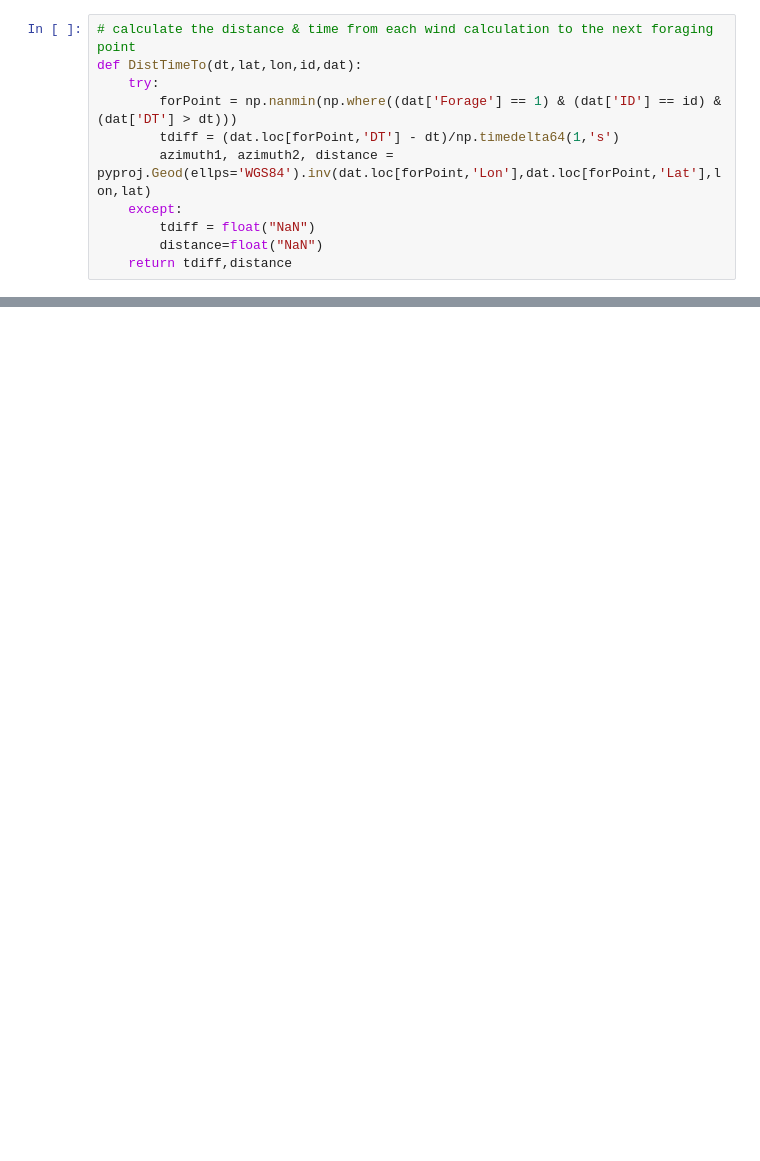
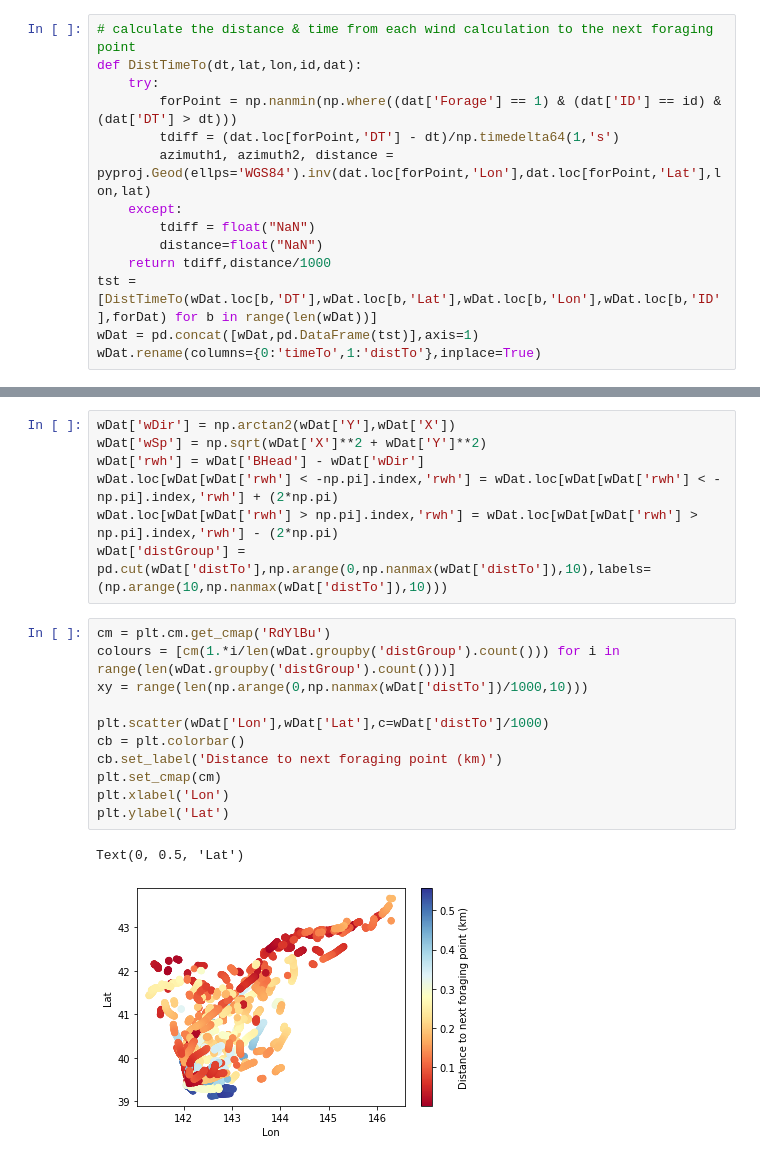
Before and after one commit to argrod/Olfactory, a Jupyter notebook: Python/WindAnalysis.ipynb, the cells around one changed output, grey strips where cells are left out. Cells and saved outputs as stored; diff of their text form; blank space fills up the shorter version.

Commit message:
Working towards individual measurements, but still difficulties in separating the data per individual

```diff
--- a/Python/WindAnalysis.ipynb
+++ b/Python/WindAnalysis.ipynb
@@ -49,4 +61,7 @@ def DistTimeTo(dt,lat,lon,id,dat):
     except:
         tdiff = float("NaN")
         distance=float("NaN")
-    return tdiff,distance
+    return tdiff,distance/1000
+tst = [DistTimeTo(wDat.loc[b,'DT'],wDat.loc[b,'Lat'],wDat.loc[b,'Lon'],wDat.loc[b,'ID'],forDat) for b in range(len(wDat))]
+wDat = pd.concat([wDat,pd.DataFrame(tst)],axis=1)
+wDat.rename(columns={0:'timeTo',1:'distTo'},inplace=True)
@@ -74,0 +72,21 @@ tst
+# %%
+wDat['wDir'] = np.arctan2(wDat['Y'],wDat['X'])
+wDat['wSp'] = np.sqrt(wDat['X']**2 + wDat['Y']**2)
+wDat['rwh'] = wDat['BHead'] - wDat['wDir']
+wDat.loc[wDat[wDat['rwh'] < -np.pi].index,'rwh'] = wDat.loc[wDat[wDat['rwh'] < -np.pi].index,'rwh'] + (2*np.pi)
+wDat.loc[wDat[wDat['rwh'] > np.pi].index,'rwh'] = wDat.loc[wDat[wDat['rwh'] > np.pi].index,'rwh'] - (2*np.pi)
+wDat['distGroup'] = pd.cut(wDat['distTo'],np.arange(0,np.nanmax(wDat['distTo']),10),labels=(np.arange(10,np.nanmax(wDat['distTo']),10)))
+# %%
+cm = plt.cm.get_cmap('RdYlBu')
+colours = [cm(1.*i/len(wDat.groupby('distGroup').count())) for i in range(len(wDat.groupby('distGroup').count()))]
+xy = range(len(np.arange(0,np.nanmax(wDat['distTo'])/1000,10)))
+
+plt.scatter(wDat['Lon'],wDat['Lat'],c=wDat['distTo']/1000)
+cb = plt.colorbar()
+cb.set_label('Distance to next foraging point (km)')
+plt.set_cmap(cm)
+plt.xlabel('Lon')
+plt.ylabel('Lat')
+# %% [output]
+Text(0, 0.5, 'Lat')
+[figure, added]
```
Also changed, not shown: parts of 21 cells of this notebook.
